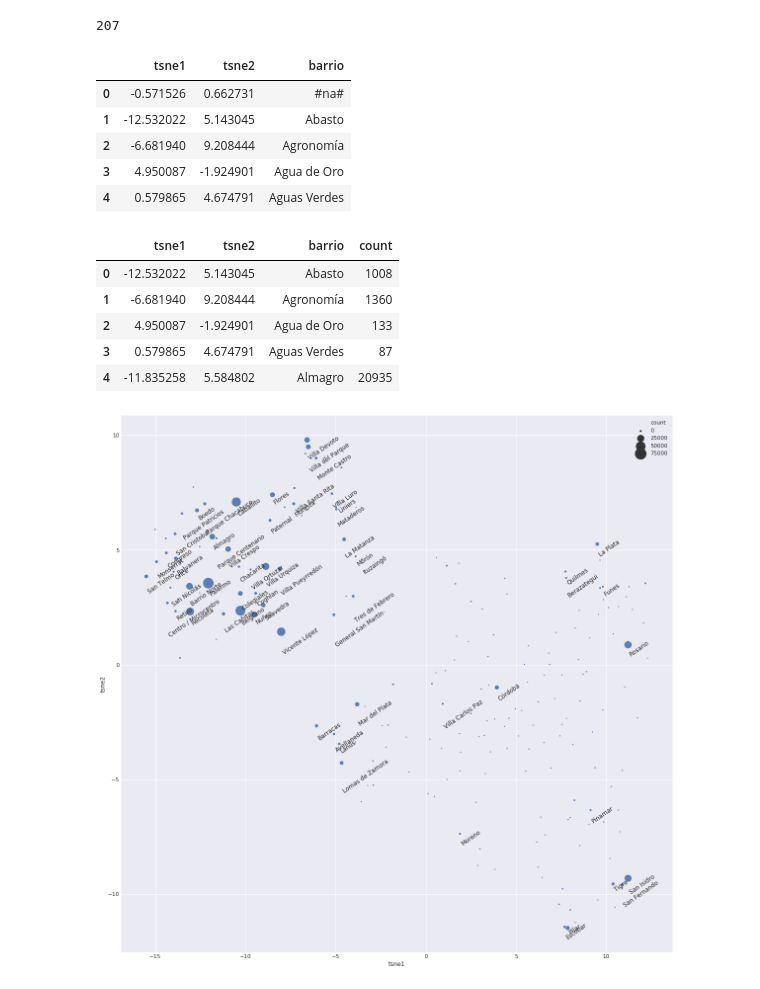
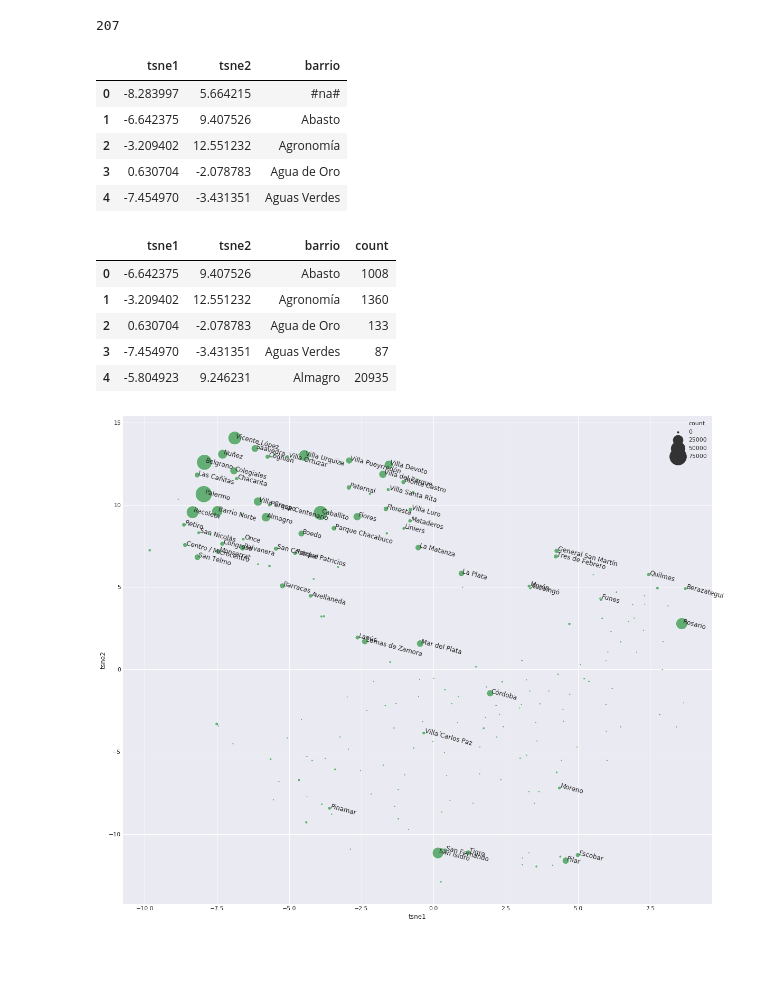
Before and after one commit to ITNavent/labs-ml-group, a Jupyter notebook: NNRecommender/ZParRecommender.ipynb, the cells around one changed output. Saved outputs shown, nothing was run; the diff lists cells and outputs as text; code cells hidden in the pictures; blank space fills up the shorter version.

```diff
--- a/NNRecommender/ZParRecommender.ipynb
+++ b/NNRecommender/ZParRecommender.ipynb
@@ -831,13 +126,9 @@ Index(['portal', 'date', 'idaviso', 'idusuario', 'fecha', 'fecha_alta',
       dtype='object')
 # %%
 df = hits_with_falses
-#df = df.sample(frac=1).reset_index(drop=True) #Le aplico un shuffle
 dep_var = 'score'
 cat_names = ['idusuario', 'idaviso', 'barrio']
-# Ordenarlas alfabeticamente por las dudas
-cont_names = ['precio',
-       'metros_cuadrados']
-# Agrego la cantidad de reviews y rating medio
+cont_names = ['precio', 'metros_cuadrados']
 cont_names = cont_names
 procs = [FillMissing, Categorify, Normalize]
 # %%
@@ -860,5 +151,3 @@ learn_hits = tabular_learner(data,
                             layers=layers,
                             #emb_szs=emb_szs_str,
                             metrics=[accuracy])
-# %%
-learn_hits.load("tabular_hits")
@@ -1237,11 +337,11 @@ embs_red_df.filter(['barrio', 'tsne1', 'tsne2'])
 embs_red_df.head()
 # %% [output]
 |  | tsne1 | tsne2 | barrio |
-| 0 | -0.571526 | 0.662731 | #na# |
-| 1 | -12.532022 | 5.143045 | Abasto |
-| 2 | -6.681940 | 9.208444 | Agronomía |
-| 3 | 4.950087 | -1.924901 | Agua de Oro |
-| 4 | 0.579865 | 4.674791 | Aguas Verdes |
+| 0 | -8.283997 | 5.664215 | #na# |
+| 1 | -6.642375 | 9.407526 | Abasto |
+| 2 | -3.209402 | 12.551232 | Agronomía |
+| 3 | 0.630704 | -2.078783 | Agua de Oro |
+| 4 | -7.454970 | -3.431351 | Aguas Verdes |
 # %%
 aux = pd.DataFrame(hits_with_falses['barrio'].value_counts()).reset_index(drop = False)
 aux['count'] = aux['barrio']
@@ -1251,37 +351,40 @@ embs_red_df = pd.merge(embs_red_df, aux)
 embs_red_df.head()
 # %% [output]
 |  | tsne1 | tsne2 | barrio | count |
-| 0 | -12.532022 | 5.143045 | Abasto | 1008 |
-| 1 | -6.681940 | 9.208444 | Agronomía | 1360 |
-| 2 | 4.950087 | -1.924901 | Agua de Oro | 133 |
-| 3 | 0.579865 | 4.674791 | Aguas Verdes | 87 |
-| 4 | -11.835258 | 5.584802 | Almagro | 20935 |
+| 0 | -6.642375 | 9.407526 | Abasto | 1008 |
+| 1 | -3.209402 | 12.551232 | Agronomía | 1360 |
+| 2 | 0.630704 | -2.078783 | Agua de Oro | 133 |
+| 3 | -7.454970 | -3.431351 | Aguas Verdes | 87 |
+| 4 | -5.804923 | 9.246231 | Almagro | 20935 |
 # %%
 def label_point(x, y, val, ax, rot = 0):
     a = pd.concat({'x': x, 'y': y, 'val': val}, axis=1)
     for i, point in a.iterrows():
         ax.text(point['x']+.01, point['y'], str(point['val']), rotation = rot)
 
 movie = 'Die Hard'
 data = embs_red_df
 #data_movie = data[data['title'].str.contains(movie)]
 barrio = 'Belgrano'
 
-plt.figure(figsize=(20,20))
+plt.figure(figsize=(20,17))
 sns.set_style("darkgrid")
 ax =sns.scatterplot(x="tsne1", y="tsne2",
               data=data, alpha = 0.9,
-                  palette=('colorblind'), size = 'count', sizes = (10, 500), legend = 'brief')
+                    size = 'count',
+                    sizes = (10, 1000),
+                    legend = 'brief',
+                    color = 'g')
 #ax1 =sns.scatterplot(x="tsne 1", y="tsne 2",
 #                  data=data[data[genre]==1], alpha = 0.5,
 #                  palette=('colorblind'), size = "reviews", sizes = (1, 500), legend = False)
 #ax2 =sns.scatterplot(x="tsne1", y="tsne2",
 #                  data=data[data['barrio']==barrio], alpha = 1,
 #                  color = 'k', marker ='X', s = 500, legend = False)
 
 top = embs_red_df[embs_red_df['count']>2000]
-label_point(top['tsne1'], top['tsne2'], top['barrio'], ax, rot = 35)
+label_point(top['tsne1'], top['tsne2'], top['barrio'], ax, rot = -15)
 
 #plt.title("Embeddings for movies using T-SNE with highlighted genre: "+ genre);
 # %% [output]
-[figure, old version]
+[figure, new version]
```
Also changed, not shown: parts of 217 cells of this notebook, 1 other file.
